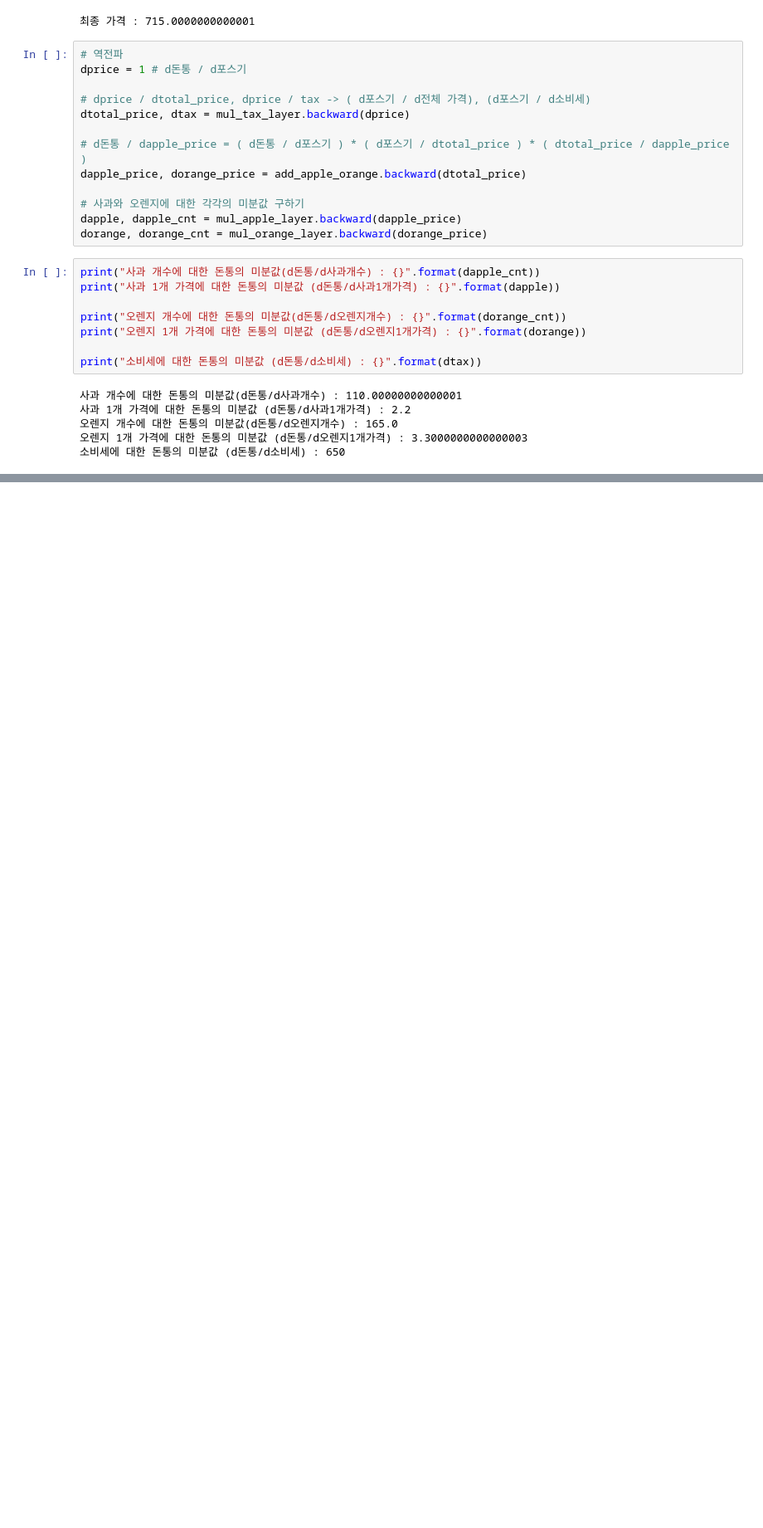
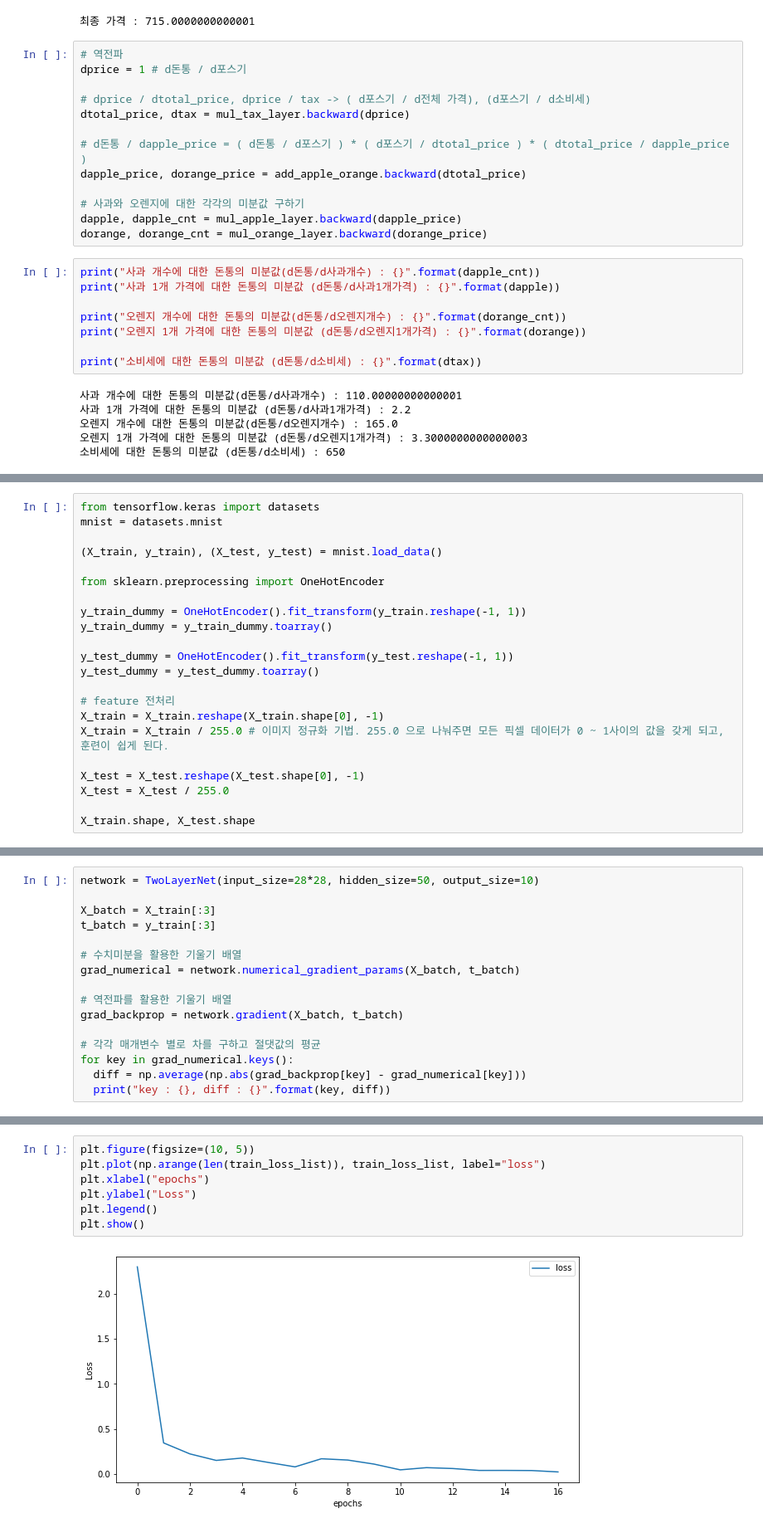
Before and after one commit to koalalovepabro/Deep-Learning, a Jupyter notebook: 10_역전파_구현하기.ipynb, the cells around one changed output, grey strips where cells are left out. Shown: that part at 83% size. Drawn from its saved outputs; the diff is of its cells as text; blank space fills up the shorter version.

```diff
--- a/10_역전파_구현하기.ipynb
+++ b/10_역전파_구현하기.ipynb
@@ -178,0 +517,22 @@ print("소비세에 대한 돈통의 미분값 (d돈통/d소비세) : {}".format
+# %%
+from tensorflow.keras import datasets
+mnist = datasets.mnist
+
+(X_train, y_train), (X_test, y_test) = mnist.load_data()
+
+from sklearn.preprocessing import OneHotEncoder
+
+y_train_dummy = OneHotEncoder().fit_transform(y_train.reshape(-1, 1))
+y_train_dummy = y_train_dummy.toarray()
+
+y_test_dummy = OneHotEncoder().fit_transform(y_test.reshape(-1, 1))
+y_test_dummy = y_test_dummy.toarray()
+
+# feature 전처리
+X_train = X_train.reshape(X_train.shape[0], -1)
+X_train = X_train / 255.0 # 이미지 정규화 기법. 255.0 으로 나눠주면 모든 픽셀 데이터가 0 ~ 1사이의 값을 갖게 되고, 훈련이 쉽게 된다.
+
+X_test = X_test.reshape(X_test.shape[0], -1)
+X_test = X_test / 255.0
+
+X_train.shape, X_test.shape
@@ -178,0 +545,16 @@ print("소비세에 대한 돈통의 미분값 (d돈통/d소비세) : {}".format
+# %%
+network = TwoLayerNet(input_size=28*28, hidden_size=50, output_size=10)
+
+X_batch = X_train[:3]
+t_batch = y_train[:3]
+
+# 수치미분을 활용한 기울기 배열
+grad_numerical = network.numerical_gradient_params(X_batch, t_batch)
+
+# 역전파를 활용한 기울기 배열
+grad_backprop = network.gradient(X_batch, t_batch)
+
+# 각각 매개변수 별로 차를 구하고 절댓값의 평균
+for key in grad_numerical.keys():
+  diff = np.average(np.abs(grad_backprop[key] - grad_numerical[key]))
+  print("key : {}, diff : {}".format(key, diff))
@@ -178,0 +644,9 @@ print("소비세에 대한 돈통의 미분값 (d돈통/d소비세) : {}".format
+# %%
+plt.figure(figsize=(10, 5))
+plt.plot(np.arange(len(train_loss_list)), train_loss_list, label="loss")
+plt.xlabel("epochs")
+plt.ylabel("Loss")
+plt.legend()
+plt.show()
+# %% [output]
+[figure, added]
```
Also changed, not shown: parts of 34 cells of this notebook.
